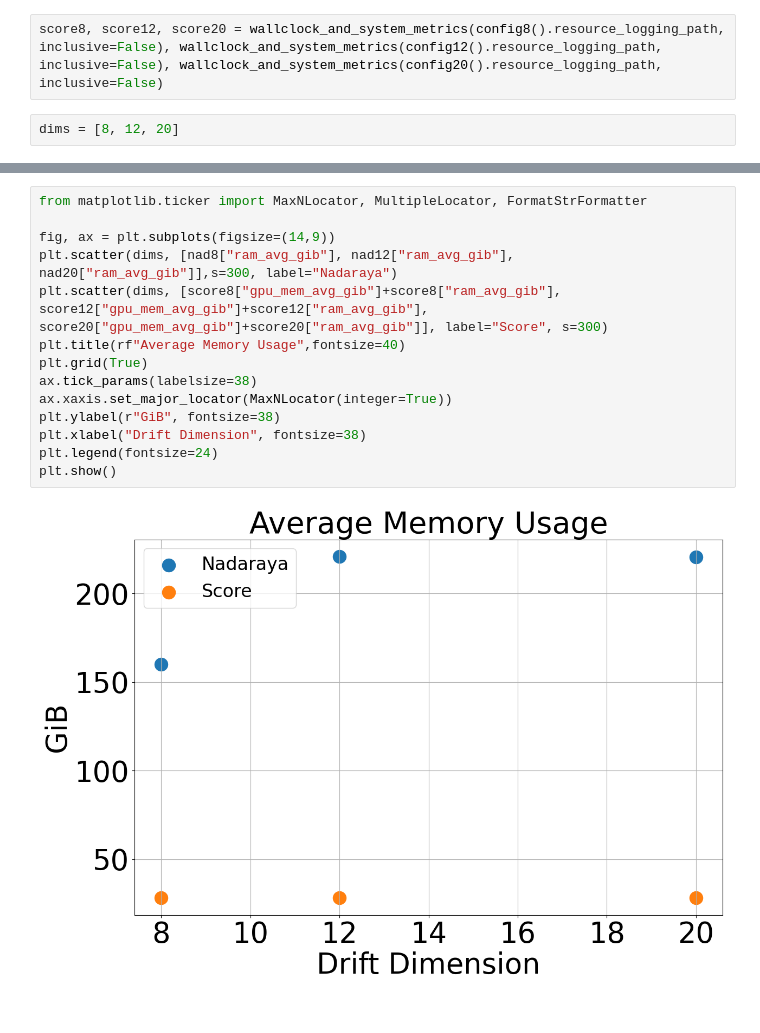
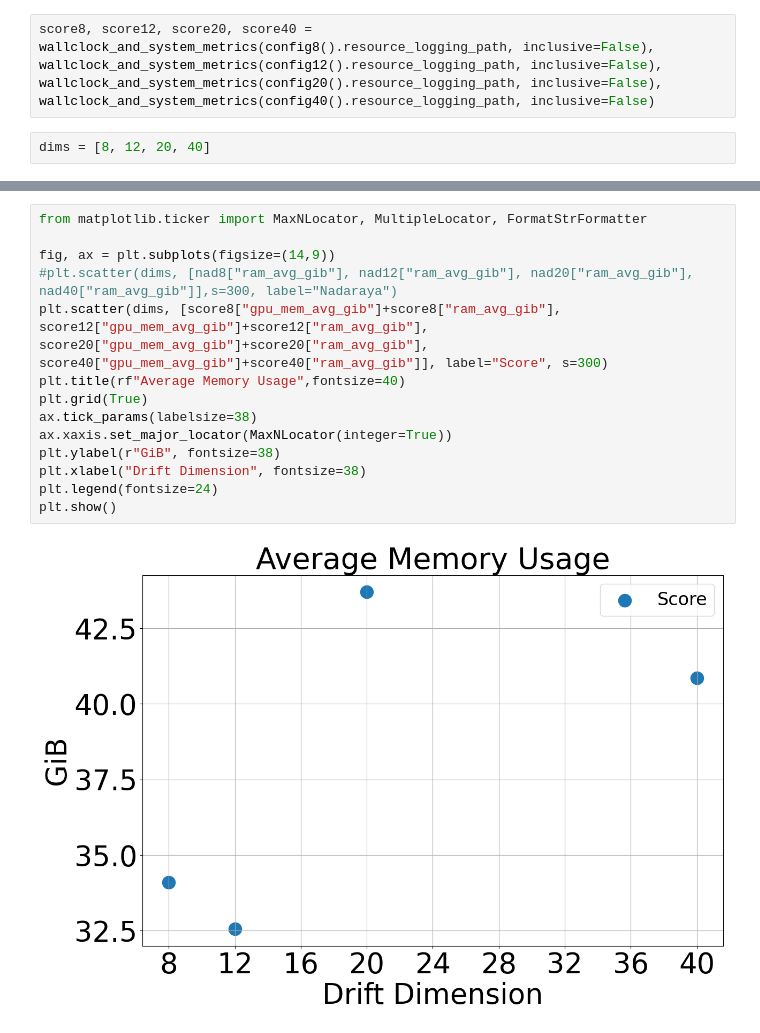
Before and after one commit to marcostapiac/FractionalBrownianMotion, a Jupyter notebook: experiments/generative_modelling/RecursiveVPSDE/ParamEst/DLnz_logging.ipynb, the cells around one changed output, grey strips where cells are left out. Cells and saved outputs as stored; diff of their text form.

```diff
--- a/experiments/generative_modelling/RecursiveVPSDE/ParamEst/DLnz_logging.ipynb
+++ b/experiments/generative_modelling/RecursiveVPSDE/ParamEst/DLnz_logging.ipynb
@@ -25,7 +13,7 @@ score8
 # %%
-score8, score12, score20 = wallclock_and_system_metrics(config8().resource_logging_path, inclusive=False), wallclock_and_system_metrics(config12().resource_logging_path, inclusive=False), wallclock_and_system_metrics(config20().resource_logging_path, inclusive=False)
+score8, score12, score20, score40 = wallclock_and_system_metrics(config8().resource_logging_path, inclusive=False), wallclock_and_system_metrics(config12().resource_logging_path, inclusive=False), wallclock_and_system_metrics(config20().resource_logging_path, inclusive=False), wallclock_and_system_metrics(config40().resource_logging_path, inclusive=False)
 # %%
-dims = [8, 12, 20]
+dims = [8, 12, 20, 40]
 # %%
 from matplotlib.ticker import MaxNLocator, MultipleLocator, FormatStrFormatter
 
@@ -46,16 +34,16 @@ plt.show()
 # %%
 from matplotlib.ticker import MaxNLocator, MultipleLocator, FormatStrFormatter
 
 fig, ax = plt.subplots(figsize=(14,9))
-plt.scatter(dims, [nad8["ram_avg_gib"], nad12["ram_avg_gib"], nad20["ram_avg_gib"]],s=300, label="Nadaraya")
-plt.scatter(dims, [score8["gpu_mem_avg_gib"]+score8["ram_avg_gib"], score12["gpu_mem_avg_gib"]+score12["ram_avg_gib"], score20["gpu_mem_avg_gib"]+score20["ram_avg_gib"]], label="Score", s=300)
+#plt.scatter(dims, [nad8["ram_avg_gib"], nad12["ram_avg_gib"], nad20["ram_avg_gib"], nad40["ram_avg_gib"]],s=300, label="Nadaraya")
+plt.scatter(dims, [score8["gpu_mem_avg_gib"]+score8["ram_avg_gib"], score12["gpu_mem_avg_gib"]+score12["ram_avg_gib"], score20["gpu_mem_avg_gib"]+score20["ram_avg_gib"], score40["gpu_mem_avg_gib"]+score40["ram_avg_gib"]], label="Score", s=300)
 plt.title(rf"Average Memory Usage",fontsize=40)
 plt.grid(True)
 ax.tick_params(labelsize=38)
 ax.xaxis.set_major_locator(MaxNLocator(integer=True))
 plt.ylabel(r"GiB", fontsize=38)
 plt.xlabel("Drift Dimension", fontsize=38)
 plt.legend(fontsize=24)
 plt.show()
 # %% [output]
-[figure, old version]
+[figure, new version]
```
Also changed, not shown: parts of 4 cells of this notebook, 1 other file.
